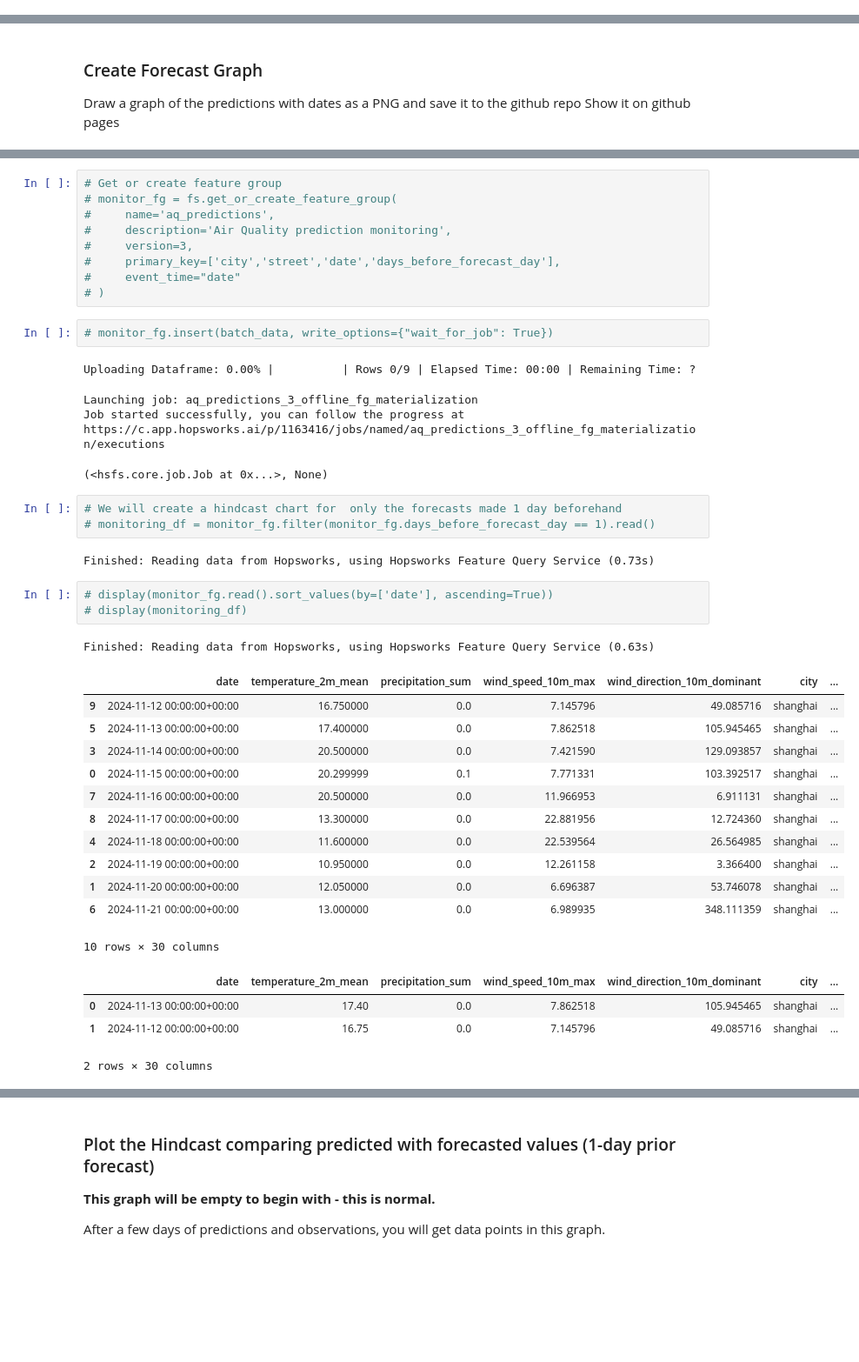
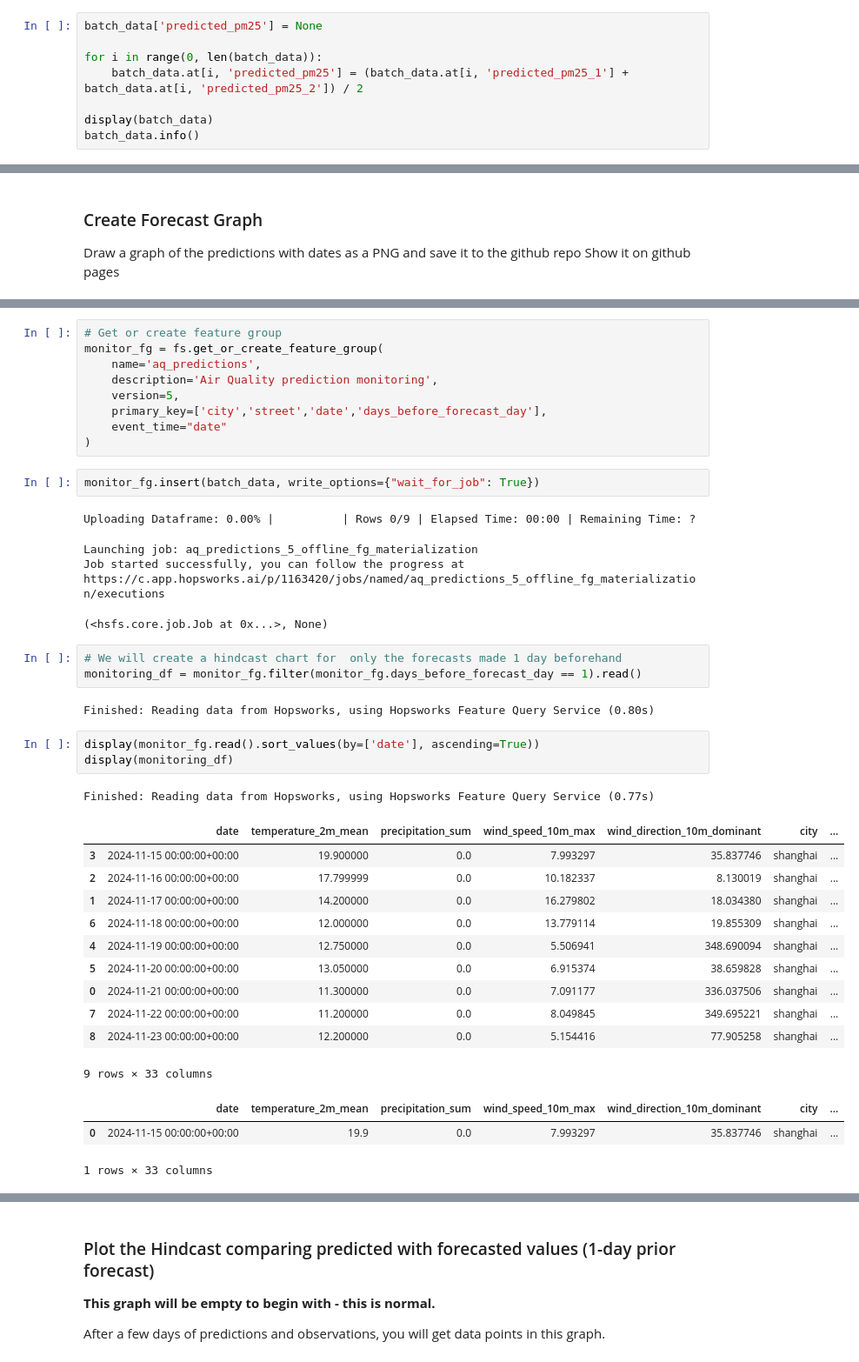
Before and after one commit to AMomozZz/mlfs-book, a Jupyter notebook: notebooks/ch03/4_air_quality_batch_inference.ipynb, the cells around one changed output, grey strips where cells are left out. Shown at 87% size. Saved outputs shown, nothing was run; the diff lists cells and outputs as text; blank space fills up the shorter version.

```diff
--- a/notebooks/ch03/4_air_quality_batch_inference.ipynb
+++ b/notebooks/ch03/4_air_quality_batch_inference.ipynb
@@ -239,3 +238,11 @@ Data columns (total 29 columns):
  28  predicted_pm25_2             9 non-null      object
 dtypes: datetime64[us, UTC](1), float32(25), object(3)
 memory usage: 1.3+ KB
+# %%
+batch_data['predicted_pm25'] = None
+
+for i in range(0, len(batch_data)):
+    batch_data.at[i, 'predicted_pm25'] = (batch_data.at[i, 'predicted_pm25_1'] + batch_data.at[i, 'predicted_pm25_2']) / 2
+
+display(batch_data)
+batch_data.info()
@@ -293,46 +329,44 @@ Show it on github pages
 # %%
 # Get or create feature group
-# monitor_fg = fs.get_or_create_feature_group(
-#     name='aq_predictions',
-#     description='Air Quality prediction monitoring',
-#     version=3,
-#     primary_key=['city','street','date','days_before_forecast_day'],
-#     event_time="date"
-# )
+monitor_fg = fs.get_or_create_feature_group(
+    name='aq_predictions',
+    description='Air Quality prediction monitoring',
+    version=5,
+    primary_key=['city','street','date','days_before_forecast_day'],
+    event_time="date"
+)
 # %%
-# monitor_fg.insert(batch_data, write_options={"wait_for_job": True})
+monitor_fg.insert(batch_data, write_options={"wait_for_job": True})
 # %% [output]
 Uploading Dataframe: 0.00% |          | Rows 0/9 | Elapsed Time: 00:00 | Remaining Time: ?
-Launching job: aq_predictions_3_offline_fg_materialization
+Launching job: aq_predictions_5_offline_fg_materialization
 Job started successfully, you can follow the progress at
-https://c.app.hopsworks.ai/p/1163416/jobs/named/aq_predictions_3_offline_fg_materialization/executions
+https://c.app.hopsworks.ai/p/1163420/jobs/named/aq_predictions_5_offline_fg_materialization/executions
 (<hsfs.core.job.Job at 0x...>, None)
 # %%
 # We will create a hindcast chart for  only the forecasts made 1 day beforehand
-# monitoring_df = monitor_fg.filter(monitor_fg.days_before_forecast_day == 1).read()
+monitoring_df = monitor_fg.filter(monitor_fg.days_before_forecast_day == 1).read()
 # %% [output]
-Finished: Reading data from Hopsworks, using Hopsworks Feature Query Service (0.73s)
+Finished: Reading data from Hopsworks, using Hopsworks Feature Query Service (0.80s)
 # %%
-# display(monitor_fg.read().sort_values(by=['date'], ascending=True))
-# display(monitoring_df)
+display(monitor_fg.read().sort_values(by=['date'], ascending=True))
+display(monitoring_df)
 # %% [output]
-Finished: Reading data from Hopsworks, using Hopsworks Feature Query Service (0.63s)
+Finished: Reading data from Hopsworks, using Hopsworks Feature Query Service (0.77s)
 |  | date | temperature_2m_mean | precipitation_sum | wind_speed_10m_max | wind_direction_10m_dominant | city | ... |
-| 9 | 2024-11-12 00:00:00+00:00 | 16.750000 | 0.0 | 7.145796 | 49.085716 | shanghai | ... |
-| 5 | 2024-11-13 00:00:00+00:00 | 17.400000 | 0.0 | 7.862518 | 105.945465 | shanghai | ... |
-| 3 | 2024-11-14 00:00:00+00:00 | 20.500000 | 0.0 | 7.421590 | 129.093857 | shanghai | ... |
-| 0 | 2024-11-15 00:00:00+00:00 | 20.299999 | 0.1 | 7.771331 | 103.392517 | shanghai | ... |
-| 7 | 2024-11-16 00:00:00+00:00 | 20.500000 | 0.0 | 11.966953 | 6.911131 | shanghai | ... |
-| 8 | 2024-11-17 00:00:00+00:00 | 13.300000 | 0.0 | 22.881956 | 12.724360 | shanghai | ... |
-| 4 | 2024-11-18 00:00:00+00:00 | 11.600000 | 0.0 | 22.539564 | 26.564985 | shanghai | ... |
-| 2 | 2024-11-19 00:00:00+00:00 | 10.950000 | 0.0 | 12.261158 | 3.366400 | shanghai | ... |
-| 1 | 2024-11-20 00:00:00+00:00 | 12.050000 | 0.0 | 6.696387 | 53.746078 | shanghai | ... |
-| 6 | 2024-11-21 00:00:00+00:00 | 13.000000 | 0.0 | 6.989935 | 348.111359 | shanghai | ... |
+| 3 | 2024-11-15 00:00:00+00:00 | 19.900000 | 0.0 | 7.993297 | 35.837746 | shanghai | ... |
+| 2 | 2024-11-16 00:00:00+00:00 | 17.799999 | 0.0 | 10.182337 | 8.130019 | shanghai | ... |
+| 1 | 2024-11-17 00:00:00+00:00 | 14.200000 | 0.0 | 16.279802 | 18.034380 | shanghai | ... |
+| 6 | 2024-11-18 00:00:00+00:00 | 12.000000 | 0.0 | 13.779114 | 19.855309 | shanghai | ... |
+| 4 | 2024-11-19 00:00:00+00:00 | 12.750000 | 0.0 | 5.506941 | 348.690094 | shanghai | ... |
+| 5 | 2024-11-20 00:00:00+00:00 | 13.050000 | 0.0 | 6.915374 | 38.659828 | shanghai | ... |
+| 0 | 2024-11-21 00:00:00+00:00 | 11.300000 | 0.0 | 7.091177 | 336.037506 | shanghai | ... |
+| 7 | 2024-11-22 00:00:00+00:00 | 11.200000 | 0.0 | 8.049845 | 349.695221 | shanghai | ... |
+| 8 | 2024-11-23 00:00:00+00:00 | 12.200000 | 0.0 | 5.154416 | 77.905258 | shanghai | ... |
-10 rows × 30 columns
+9 rows × 33 columns
 |  | date | temperature_2m_mean | precipitation_sum | wind_speed_10m_max | wind_direction_10m_dominant | city | ... |
-| 0 | 2024-11-13 00:00:00+00:00 | 17.40 | 0.0 | 7.862518 | 105.945465 | shanghai | ... |
-| 1 | 2024-11-12 00:00:00+00:00 | 16.75 | 0.0 | 7.145796 | 49.085716 | shanghai | ... |
+| 0 | 2024-11-15 00:00:00+00:00 | 19.9 | 0.0 | 7.993297 | 35.837746 | shanghai | ... |
-2 rows × 30 columns
+1 rows × 33 columns
 # %%
 air_quality_df = air_quality_fg.read()
 air_quality_fg.read().sort_values(by=['date'], ascending=True).tail(5)
```
Also changed, not shown: parts of 12 cells of this notebook, 4 other files.
